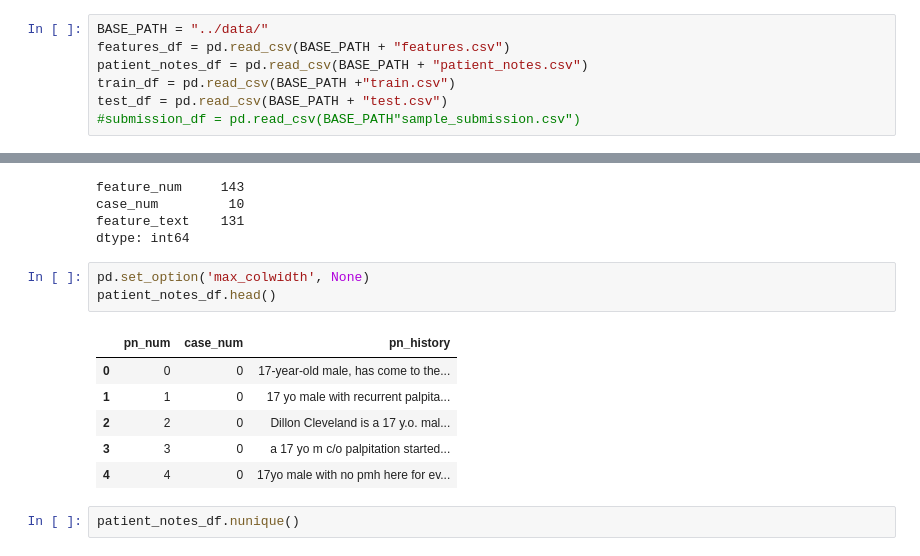
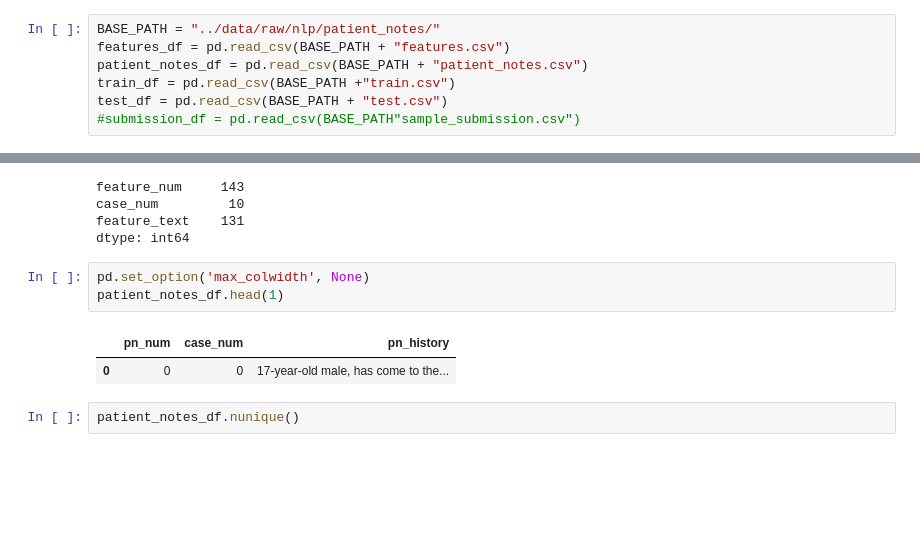
Before and after one commit to Tara-Sophia/NLP_Masterthesis, a Jupyter notebook: notebooks/v01_tara_test_nbme_bert_base_uncased_using_pytorch.ipynb, the cells around one changed output, grey strips where cells are left out. Saved outputs shown, nothing was run; the diff lists cells and outputs as text; blank space fills up the shorter version.

```diff
--- a/notebooks/v01_tara_test_nbme_bert_base_uncased_using_pytorch.ipynb
+++ b/notebooks/v01_tara_test_nbme_bert_base_uncased_using_pytorch.ipynb
@@ -22,7 +22,7 @@ os.environ["TOKENIZERS_PARALLELISM"] = "false"
 import warnings
 warnings.filterwarnings("ignore", category=DeprecationWarning)
 # %%
-BASE_PATH = "../data/"
+BASE_PATH = "../data/raw/nlp/patient_notes/"
 features_df = pd.read_csv(BASE_PATH + "features.csv")
 patient_notes_df = pd.read_csv(BASE_PATH + "patient_notes.csv")
 train_df = pd.read_csv(BASE_PATH +"train.csv")
@@ -50,14 +71,10 @@ feature_text    131
 dtype: int64
 # %%
 pd.set_option('max_colwidth', None)
-patient_notes_df.head()
+patient_notes_df.head(1)
 # %% [output]
 |  | pn_num | case_num | pn_history |
 | 0 | 0 | 0 | 17-year-old male, has come to the... |
-| 1 | 1 | 0 | 17 yo male with recurrent palpita... |
-| 2 | 2 | 0 | Dillon Cleveland is a 17 y.o. mal... |
-| 3 | 3 | 0 | a 17 yo m c/o palpitation started... |
-| 4 | 4 | 0 | 17yo male with no pmh here for ev... |
 # %%
 patient_notes_df.nunique()
 # %% [output]
```
Also changed, not shown: parts of 6 cells of this notebook, 10 other files.
